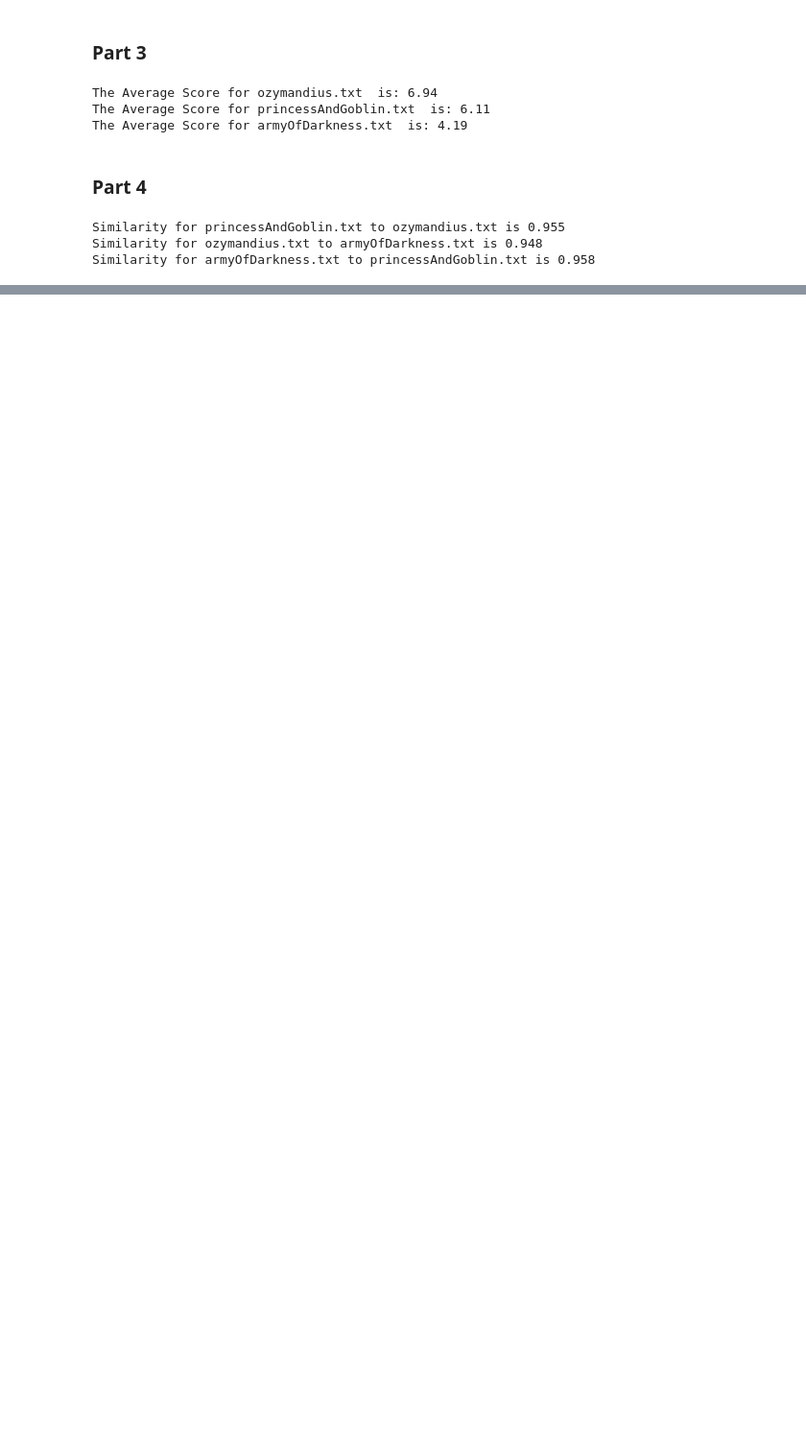
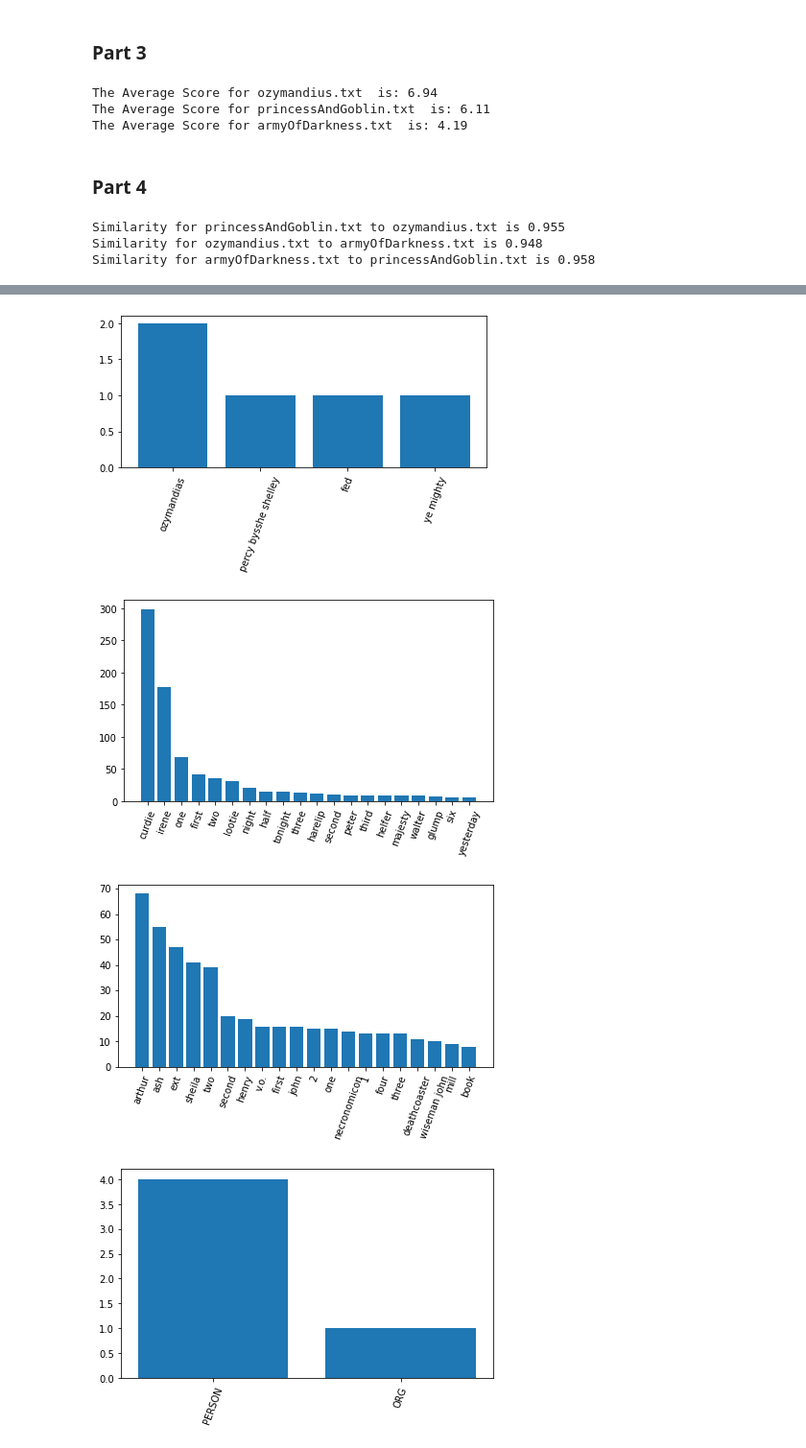
Before and after one commit to cmklen/dataAnalyticsCSE590, a Jupyter notebook: HW3/homework3.ipynb, the cells around one changed output, grey strips where cells are left out. Shown at 96% size. Drawn from its saved outputs; the diff is of its cells as text; code cells hidden in the pictures; blank space fills up the shorter version.

```diff
--- a/HW3/homework3.ipynb
+++ b/HW3/homework3.ipynb
@@ -130,0 +137,60 @@ Similarity for armyOfDarkness.txt to princessAndGoblin.txt is 0.958
+# %%
+#part 5
+
+def PlotBarEntityName(text, fileOutput):
+    entityCounts = {}
+    document = nlplg(Path(text).read_text(encoding='utf-8'))
+    #convert list to dict for easy counting
+    for entity in document.ents:
+        if entity.text.strip().lower() in entityCounts:
+            entityCounts[entity.text.strip().lower()] += 1
+        else:
+            entityCounts[entity.text.strip().lower()] = 1
+
+    items = entityCounts.items()
+    sortedItems = sorted(items, key=itemgetter(1), reverse=True)
+    topWords = []
+    for word in sortedItems[:20]:
+        topWords.append(word[0])
+
+    plt.bar(x=topWords, height=[entityCounts[k] for k in topWords])
+    plt.xticks(rotation=70)
+    plt.tight_layout()
+    plt.savefig(fname=fileOutput, facecolor='white')
+    plt.show()
+
+def PlotBarEntityType(text, fileOutput):
+    entityCounts = {}
+    document = nlplg(Path(text).read_text(encoding='utf-8'))
+
+    #convert list to dict for easy counting
+    for entity in document.ents:
+        if entity.label_ in entityCounts:
+            entityCounts[entity.label_] += 1
+        else:
+            entityCounts[entity.label_] = 1
+
+    items = entityCounts.items()
+    sortedItems = sorted(items, key=itemgetter(1), reverse=True)
+    topWords = []
+    for word in sortedItems[:20]:
+        topWords.append(word[0])
+
+    plt.bar(x=topWords, height=[entityCounts[k] for k in topWords])
+    plt.xticks(rotation=70)
+    plt.tight_layout()
+    plt.savefig(fname=fileOutput, facecolor='white')
+    plt.show()
+
+PlotBarEntityName('texts/ozymandius.txt', 'output/ozyEntNameCount.png')
+PlotBarEntityName('texts/princessAndGoblin.txt', 'output/pagEntNameCount.png')
+PlotBarEntityName('texts/armyOfDarkness.txt', 'output/aodEntNameCount.png')
+
+PlotBarEntityType('texts/ozymandius.txt', 'output/ozyEntTypeCount.png')
+PlotBarEntityType('texts/princessAndGoblin.txt', 'output/pagEntTypeCount.png')
+PlotBarEntityType('texts/armyOfDarkness.txt', 'output/aodEntTypeCount.png')
+# %% [output]
+[figure, added]
+[figure, added]
+[figure, added]
+[figure, added]
```
Also changed, not shown: parts of 3 cells of this notebook, 4 other files.
